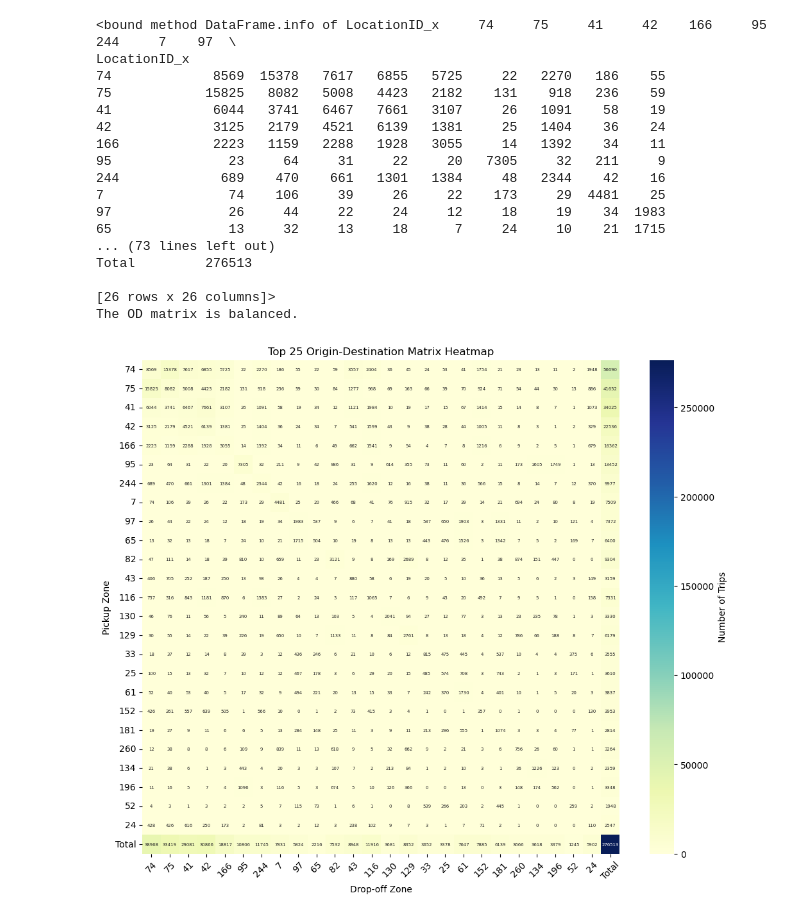
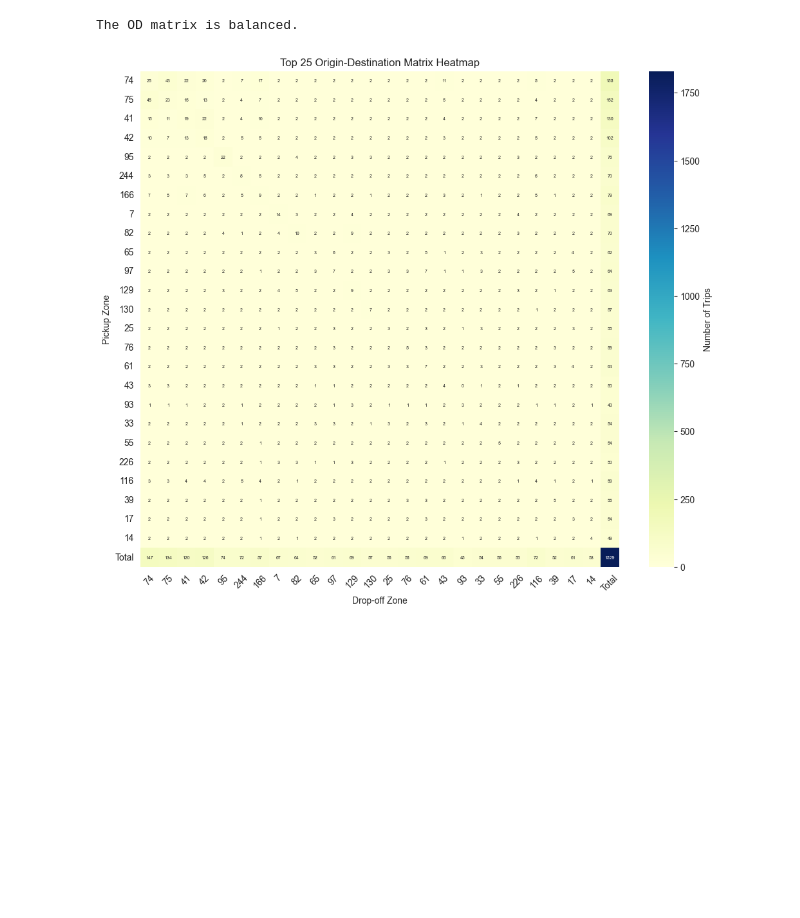
Before and after one commit to sagharrezanavaz/Transportation-Project, a Jupyter notebook: Phase II.ipynb, the cells around one changed output. Cells and saved outputs as stored; diff of their text form; code cells hidden in the pictures; blank space fills up the shorter version.

Commit message:
added avg per day initial matrix

```diff
--- a/Phase II.ipynb
+++ b/Phase II.ipynb
@@ -235,54 +259,52 @@ Ranking City Blocks by the Highest Percentage of Inter-Block Trips
 4          Bronx           Bronx             4.919074            40215
 5  Staten Island   Staten Island             0.042812              350
 # %%
-od_matrix = df.groupby(['LocationID_x', 'LocationID_y']).size().unstack(fill_value=0)
-#print(od_matrix)
+df['pickup_date'] = df['pickup_month'].astype(str) + '-' + df['pickup_day'].astype(str)
+
+
+# Step 2: Group by the new pickup_date and the location IDs
+od_matrix = df.groupby(['pickup_date', 'LocationID_x', 'LocationID_y']).size().groupby(level=[1, 2]).mean().unstack(fill_value=0)
+# print(empty_vendor_trips.index.names)
+# print(od_matrix.index.names)
+# Print the OD matrix to check
+# print(od_matrix)
 # Get the top 25 zones based on total trips
 top_zones = od_matrix.sum(axis=1).nlargest(25).index
+# print(top_zones)
+filtered_od_matrix = od_matrix.loc[top_zones, top_zones]
+# print('filtered:',filtered_od_matrix)
+# print(empty_vendor_trips.index)
 empty_vendor_trips = empty_vendor_trips.loc[top_zones,top_zones]
+# print('empty:',empty_vendor_trips)
 
-filtered_od_matrix = od_matrix.loc[top_zones, top_zones]
+
 filtered_od_matrix = empty_vendor_trips+ filtered_od_matrix
-#print(filtered_od_matrix)
+# print(filtered_od_matrix)
+
 
 filtered_od_matrix.loc['Total'] = filtered_od_matrix.sum()  # Sum for each drop-off column
 filtered_od_matrix['Total'] = filtered_od_matrix.sum(axis=1)
 
-print(filtered_od_matrix.info)
+
+#print(filtered_od_matrix.info)
 #print(filtered_od_matrix['Total'])
 #print(filtered_od_matrix.T['Total'])
 if filtered_od_matrix['Total'].sum() == filtered_od_matrix.T['Total'].sum():
-    print("The OD matrix is balanced.")
+   print("The OD matrix is balanced.")
 else:
-    print("The OD matrix is not balanced.")
+   print("The OD matrix is not balanced.")
 # Plotting the heatmap for the filtered OD matrix
 plt.figure(figsize=(12, 10))
 sns.heatmap(filtered_od_matrix, cmap="YlGnBu", annot=True, fmt=".0f", cbar_kws={"label": "Number of Trips"},annot_kws={"size": 5})
 plt.title("Top 25 Origin-Destination Matrix Heatmap")
 plt.xlabel("Drop-off Zone")
 plt.ylabel("Pickup Zone")
 plt.xticks(rotation=45)
 plt.yticks(rotation=0)
 plt.show()
 # %% [output]
-<bound method DataFrame.info of LocationID_x     74     75     41     42    166     95    244     7    97  \
-LocationID_x
-74             8569  15378   7617   6855   5725     22   2270   186    55
-75            15825   8082   5008   4423   2182    131    918   236    59
-41             6044   3741   6467   7661   3107     26   1091    58    19
-42             3125   2179   4521   6139   1381     25   1404    36    24
-166            2223   1159   2288   1928   3055     14   1392    34    11
-95               23     64     31     22     20   7305     32   211     9
-244             689    470    661   1301   1384     48   2344    42    16
-7                74    106     39     26     22    173     29  4481    25
-97               26     44     22     24     12     18     19    34  1983
-65               13     32     13     18      7     24     10    21  1715
-... (73 lines left out)
-Total         276513
-
-[26 rows x 26 columns]>
 The OD matrix is balanced.
-[figure, old version]
+[figure, new version]
 # %%
 # ساخت ماتریس خالی برای میانگین هزینه‌ها
 cost_matrix = pd.DataFrame(index=top_zones, columns=top_zones).fillna(0)
```
Also changed, not shown: parts of 5 cells of this notebook.
